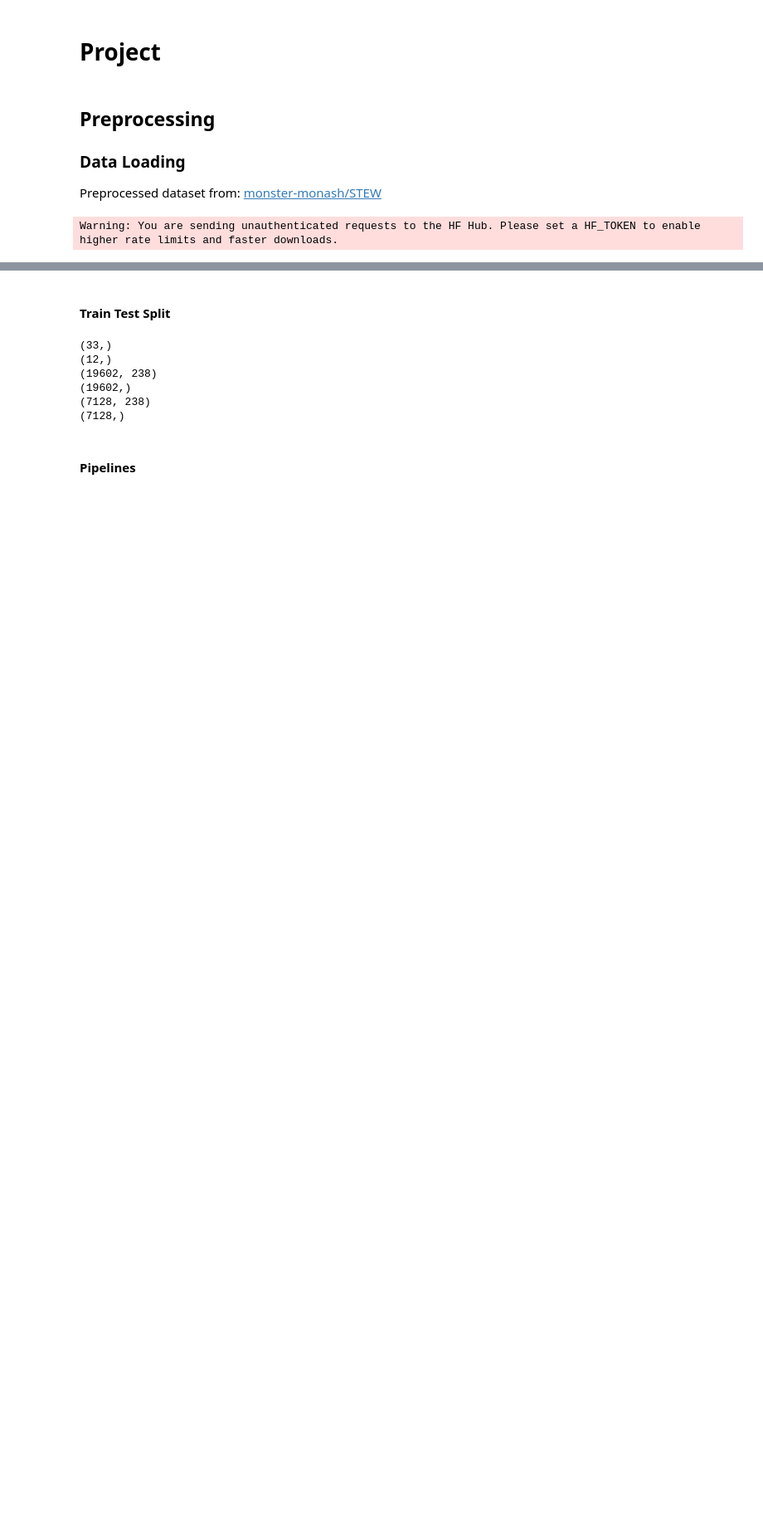
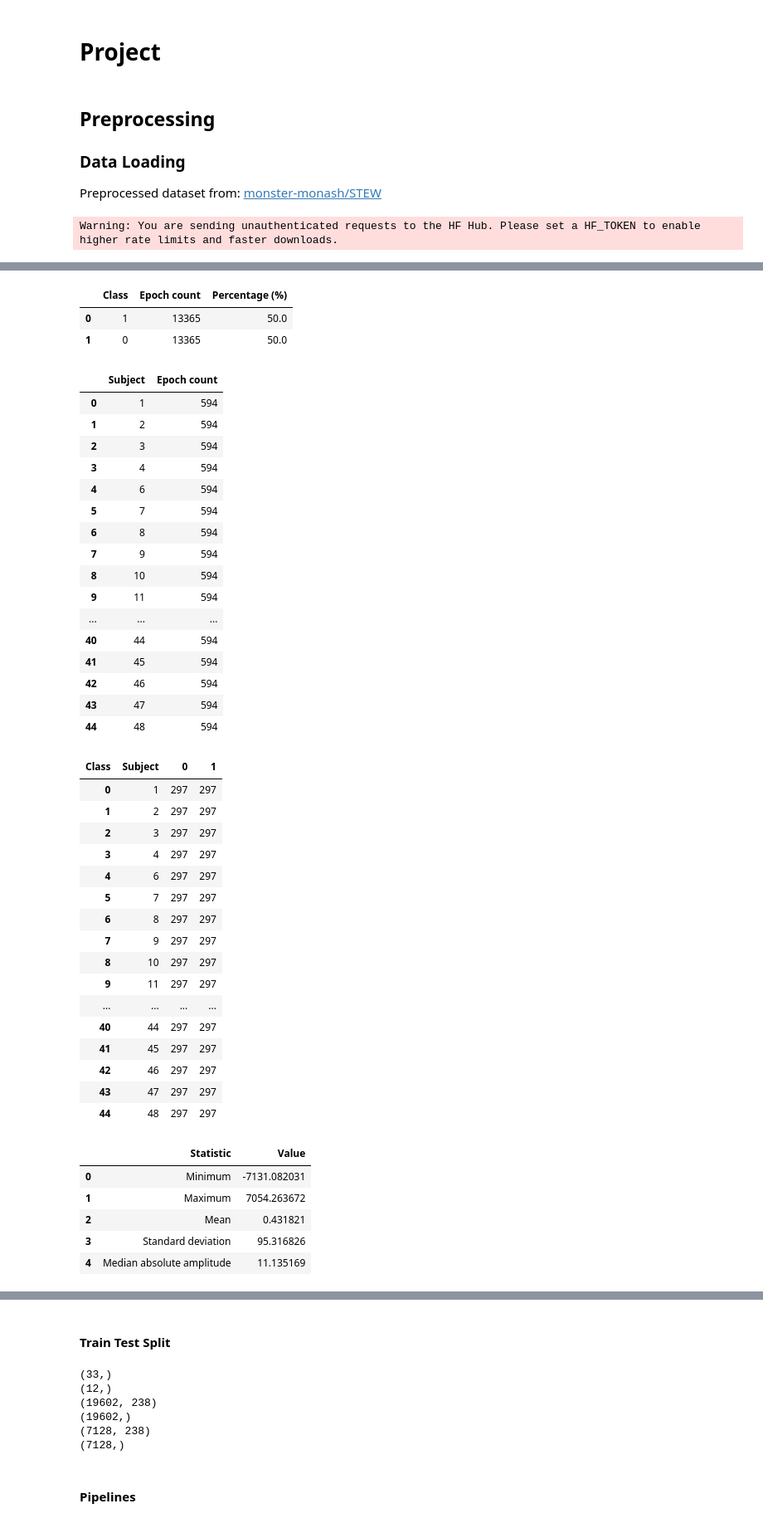
Before and after one commit to pax-projects/homl-paris-saclay, a Jupyter notebook: preprocessing.ipynb, the cells around one changed output, grey strips where cells are left out. Shown at 83% size. Cells and saved outputs as stored; diff of their text form; code cells hidden in the pictures; blank space fills up the shorter version.

```diff
--- a/preprocessing.ipynb
+++ b/preprocessing.ipynb
@@ -143,9 +131,0 @@ plt.show()
-# %%
-subject_counts = pd.Series(SUBJECT_ID).value_counts().sort_index()
-
-subject_counts.plot(kind="bar", figsize=(12, 4))
-plt.xlabel("Subject ID")
-plt.ylabel("Number of windows")
-plt.title("Number of windows per subject")
-plt.tight_layout()
-plt.show()
@@ -436,0 +270,9 @@ We want to analyze the impact of PCA and ANOVA on different SVM models like RBF
+# %%
+reports = explore_stew(X, Y, SUBJECT_ID, SAMPLING_FREQUENCY)
+
+display(reports["dataset_summary"])
+display(reports["class_counts"])
+display(reports["subject_counts"])
+display(reports["subject_class_counts"])
+display(reports["signal_summary"])
+# %% [output]
@@ -436,0 +290,43 @@ We want to analyze the impact of PCA and ANOVA on different SVM models like RBF
+|  | Class | Epoch count | Percentage (%) |
+| 0 | 1 | 13365 | 50.0 |
+| 1 | 0 | 13365 | 50.0 |
+|  | Subject | Epoch count |
+| 0 | 1 | 594 |
+| 1 | 2 | 594 |
+| 2 | 3 | 594 |
+| 3 | 4 | 594 |
+| 4 | 6 | 594 |
+| 5 | 7 | 594 |
+| 6 | 8 | 594 |
+| 7 | 9 | 594 |
+| 8 | 10 | 594 |
+| 9 | 11 | 594 |
+| ... | ... | ... |
+| 40 | 44 | 594 |
+| 41 | 45 | 594 |
+| 42 | 46 | 594 |
+| 43 | 47 | 594 |
+| 44 | 48 | 594 |
+| Class | Subject | 0 | 1 |
+| 0 | 1 | 297 | 297 |
+| 1 | 2 | 297 | 297 |
+| 2 | 3 | 297 | 297 |
+| 3 | 4 | 297 | 297 |
+| 4 | 6 | 297 | 297 |
+| 5 | 7 | 297 | 297 |
+| 6 | 8 | 297 | 297 |
+| 7 | 9 | 297 | 297 |
+| 8 | 10 | 297 | 297 |
+| 9 | 11 | 297 | 297 |
+| ... | ... | ... | ... |
+| 40 | 44 | 297 | 297 |
+| 41 | 45 | 297 | 297 |
+| 42 | 46 | 297 | 297 |
+| 43 | 47 | 297 | 297 |
+| 44 | 48 | 297 | 297 |
+|  | Statistic | Value |
+| 0 | Minimum | -7131.082031 |
+| 1 | Maximum | 7054.263672 |
+| 2 | Mean | 0.431821 |
+| 3 | Standard deviation | 95.316826 |
+| 4 | Median absolute amplitude | 11.135169 |
```
Also changed, not shown: parts of 55 cells of this notebook, 1 other file.
